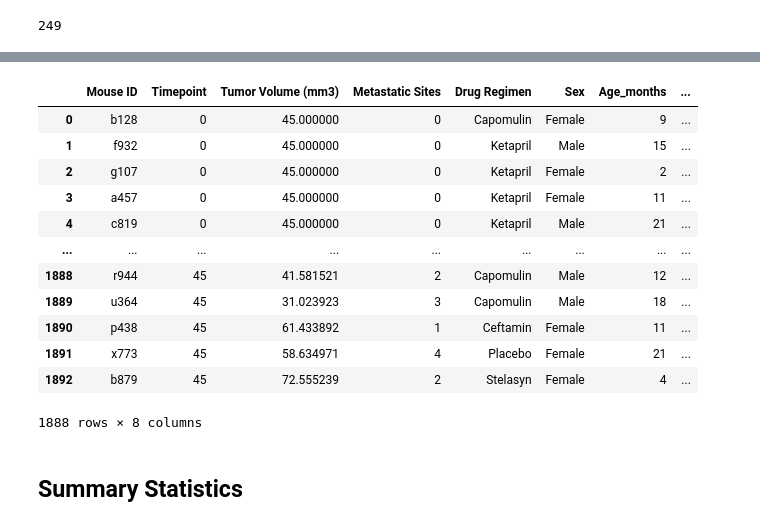
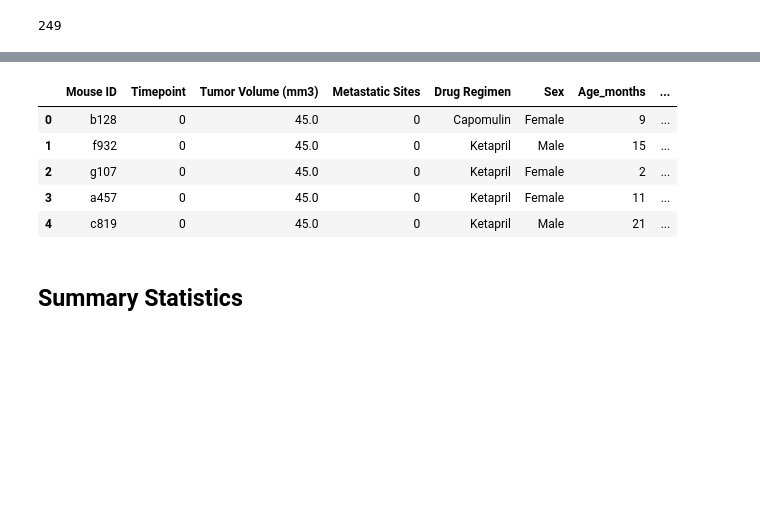
Before and after one commit to tkolencherry/SMU_Homework, a Jupyter notebook: 05-Matplotlib/Instructions/Pymaceuticals/pymaceuticals_starter.ipynb, the cells around one changed output, grey strips where cells are left out. Saved outputs shown, nothing was run; the diff lists cells and outputs as text; code cells hidden in the pictures; blank space fills up the shorter version.

```diff
--- a/05-Matplotlib/Instructions/Pymaceuticals/pymaceuticals_starter.ipynb
+++ b/05-Matplotlib/Instructions/Pymaceuticals/pymaceuticals_starter.ipynb
@@ -75,20 +40,13 @@ Name: Mouse ID, Length: 249, dtype: int64
 # %%
 # Getting the duplicate mice by ID number that shows up for Mouse ID and Timepoint.
 study_data_clean = study_data.drop_duplicates(['Mouse ID','Timepoint'])
-study_data_clean
+study_data_clean.head()
 # %% [output]
 |  | Mouse ID | Timepoint | Tumor Volume (mm3) | Metastatic Sites | Drug Regimen | Sex | Age_months | ... |
-| 0 | b128 | 0 | 45.000000 | 0 | Capomulin | Female | 9 | ... |
-| 1 | f932 | 0 | 45.000000 | 0 | Ketapril | Male | 15 | ... |
-| 2 | g107 | 0 | 45.000000 | 0 | Ketapril | Female | 2 | ... |
-| 3 | a457 | 0 | 45.000000 | 0 | Ketapril | Female | 11 | ... |
-| 4 | c819 | 0 | 45.000000 | 0 | Ketapril | Male | 21 | ... |
-| ... | ... | ... | ... | ... | ... | ... | ... | ... |
-| 1888 | r944 | 45 | 41.581521 | 2 | Capomulin | Male | 12 | ... |
-| 1889 | u364 | 45 | 31.023923 | 3 | Capomulin | Male | 18 | ... |
-| 1890 | p438 | 45 | 61.433892 | 1 | Ceftamin | Female | 11 | ... |
-| 1891 | x773 | 45 | 58.634971 | 4 | Placebo | Female | 21 | ... |
-| 1892 | b879 | 45 | 72.555239 | 2 | Stelasyn | Female | 4 | ... |
+| 0 | b128 | 0 | 45.0 | 0 | Capomulin | Female | 9 | ... |
+| 1 | f932 | 0 | 45.0 | 0 | Ketapril | Male | 15 | ... |
+| 2 | g107 | 0 | 45.0 | 0 | Ketapril | Female | 2 | ... |
+| 3 | a457 | 0 | 45.0 | 0 | Ketapril | Female | 11 | ... |
+| 4 | c819 | 0 | 45.0 | 0 | Ketapril | Male | 21 | ... |
-1888 rows × 8 columns
 # %% [markdown]
 ## Summary Statistics
```
Also changed, not shown: parts of 30 cells of this notebook.
